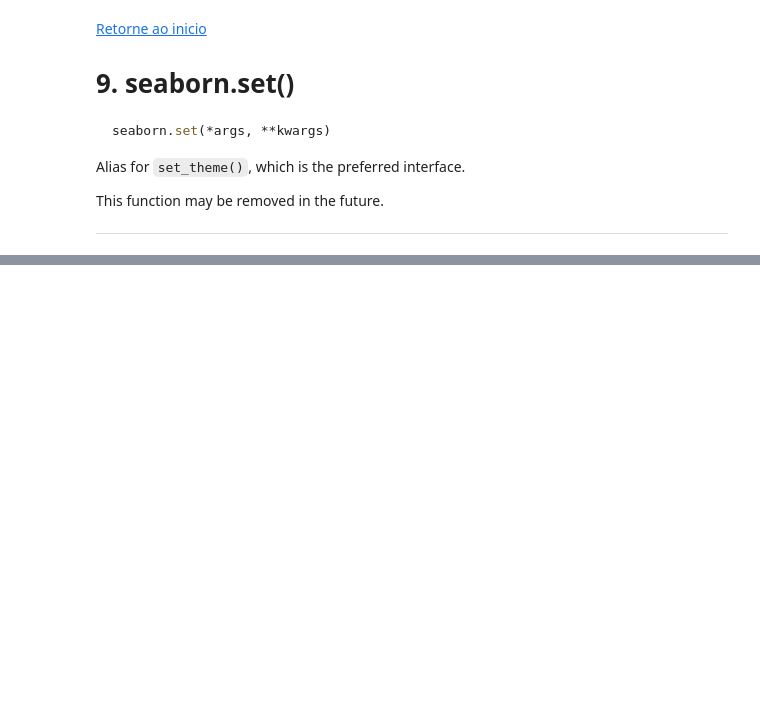
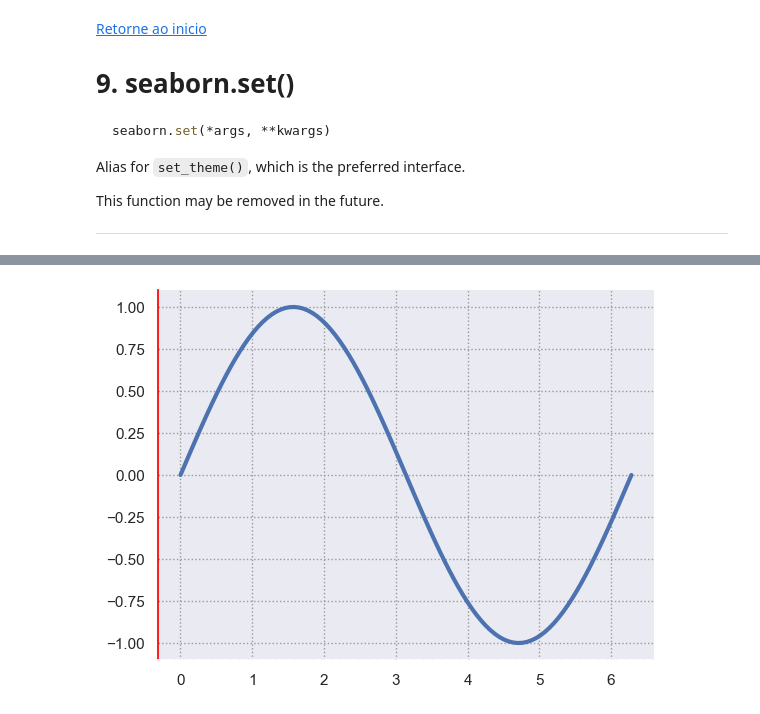
Before and after one commit to espeditoalves/graphhub, a Jupyter notebook: graphhub/seaborn/seaborn_theme.ipynb, the cells around one changed output, grey strips where cells are left out. Drawn from its saved outputs; the diff is of its cells as text; code cells hidden in the pictures; blank space fills up the shorter version.

```diff
--- a/graphhub/seaborn/seaborn_theme.ipynb
+++ b/graphhub/seaborn/seaborn_theme.ipynb
@@ -275,0 +375,22 @@ This function may be removed in the future.
+# %%
+# Criando dados fictícios
+x = np.linspace(0, 2*np.pi, 100)
+y = np.sin(x)
+
+# Criando a figura e os eixos
+fig, ax = plt.subplots()
+
+# Plotando os dados
+ax.plot(x, y)
+
+# Acessando as espinhas e personalizando-as
+spines = ax.spines
+spines['right'].set_visible(False)  # Removendo a espinha direita
+spines['top'].set_visible(False)    # Removendo a espinha superior
+spines['left'].set_color('red')     # Mudando a cor da espinha esquerda
+spines['bottom'].set_linestyle('--')# Mudando o estilo da espinha inferior
+
+# Exibindo o gráfico
+plt.show()
+# %% [output]
+[figure, added]
```
Also changed, not shown: parts of 5 cells of this notebook.
